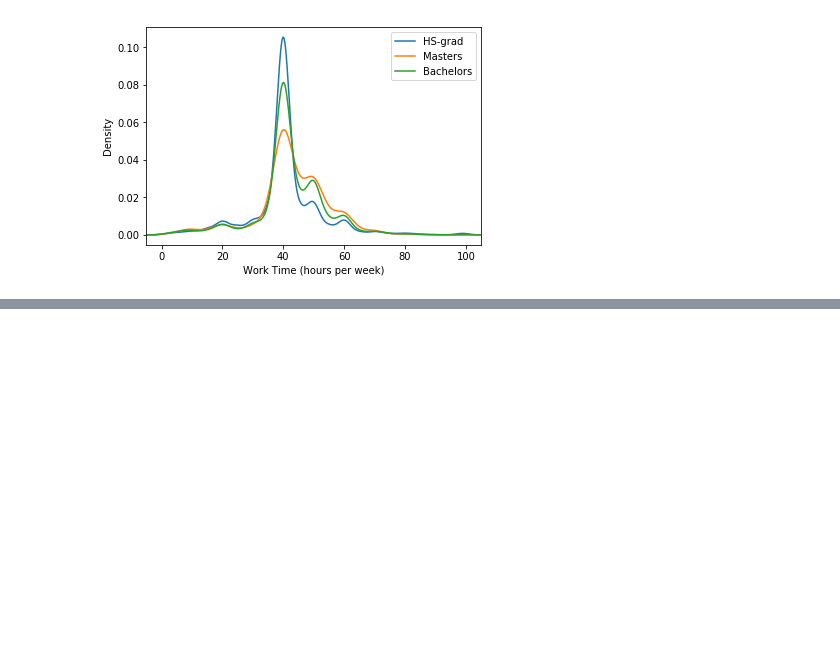
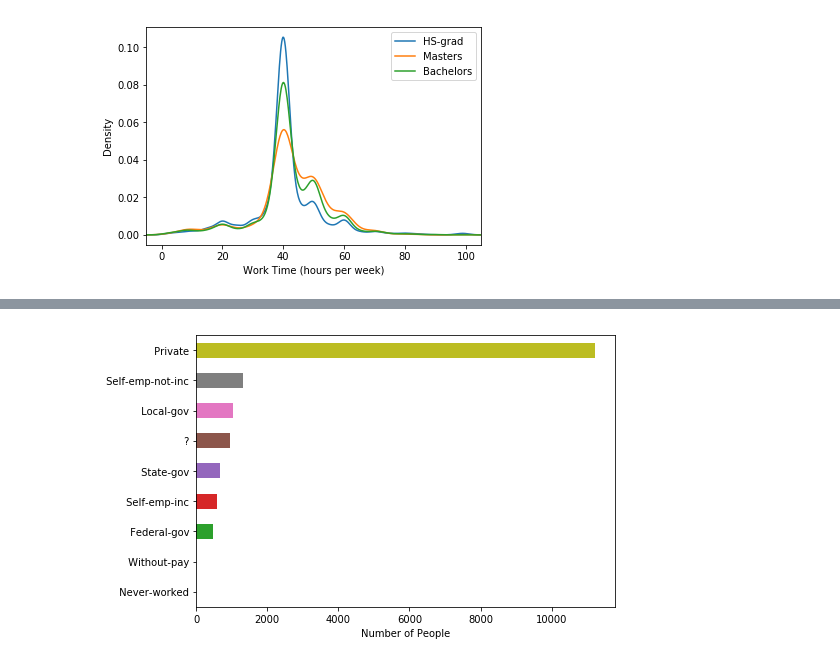
Before and after one commit to shinshiner/CS245-Data-Science, a Jupyter notebook: Adult/adult_analysis.ipynb, the cells around one changed output, grey strips where cells are left out. Cells and saved outputs as stored; diff of their text form; code cells hidden in the pictures; blank space fills up the shorter version.

```diff
--- a/Adult/adult_analysis.ipynb
+++ b/Adult/adult_analysis.ipynb
@@ -120,0 +141,9 @@ plt.show()
+# %%
+# 统计工作类别
+s = df['job_catagory']
+fig = s.value_counts(ascending=True).plot(kind='barh', label='', figsize=(7.5, 5))
+plt.xlabel('Number of People')
+plt.savefig('report/img/app_job_cat.pdf')
+plt.show()
+# %% [output]
+[figure, added]
```
Also changed, not shown: parts of 6 cells of this notebook.
